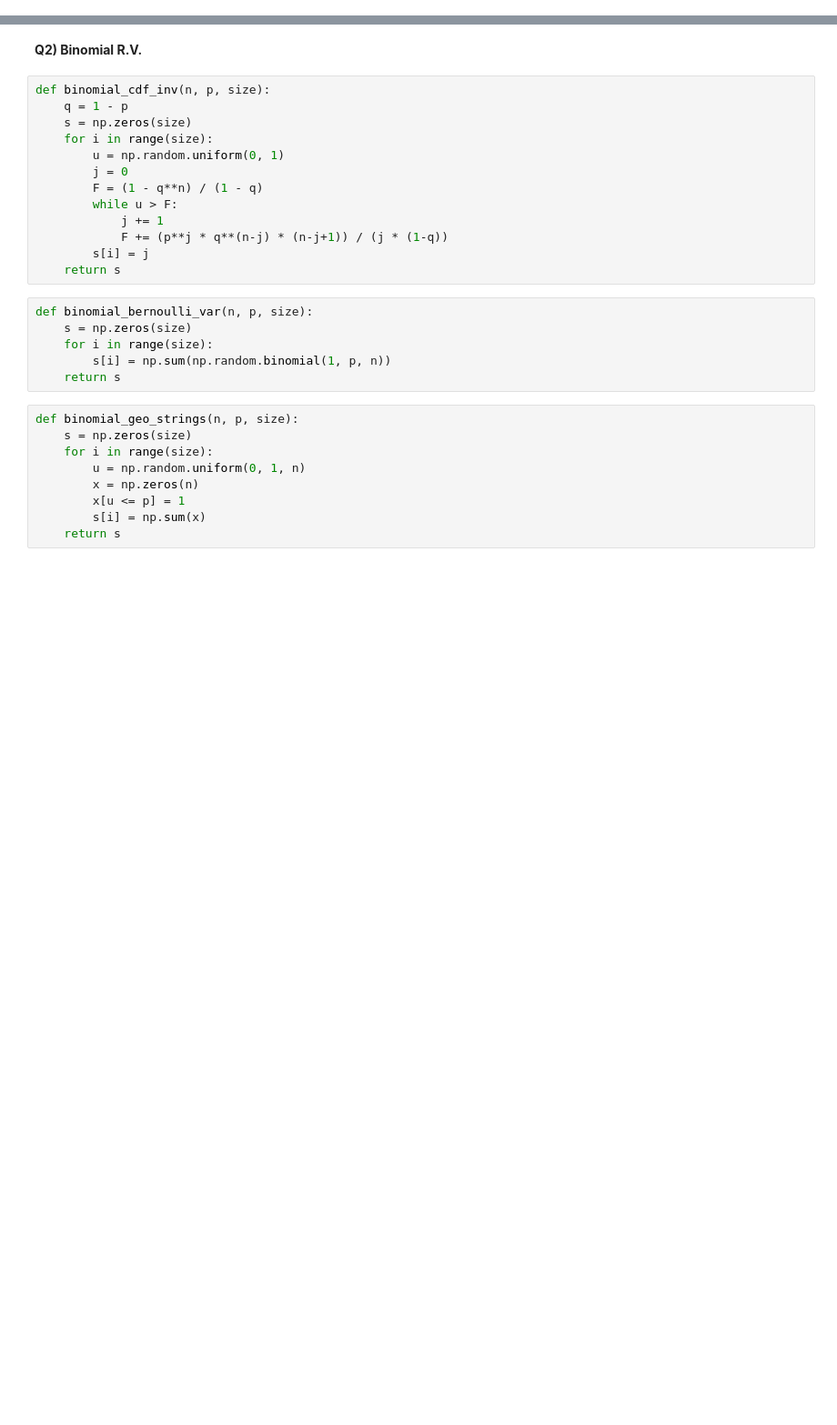
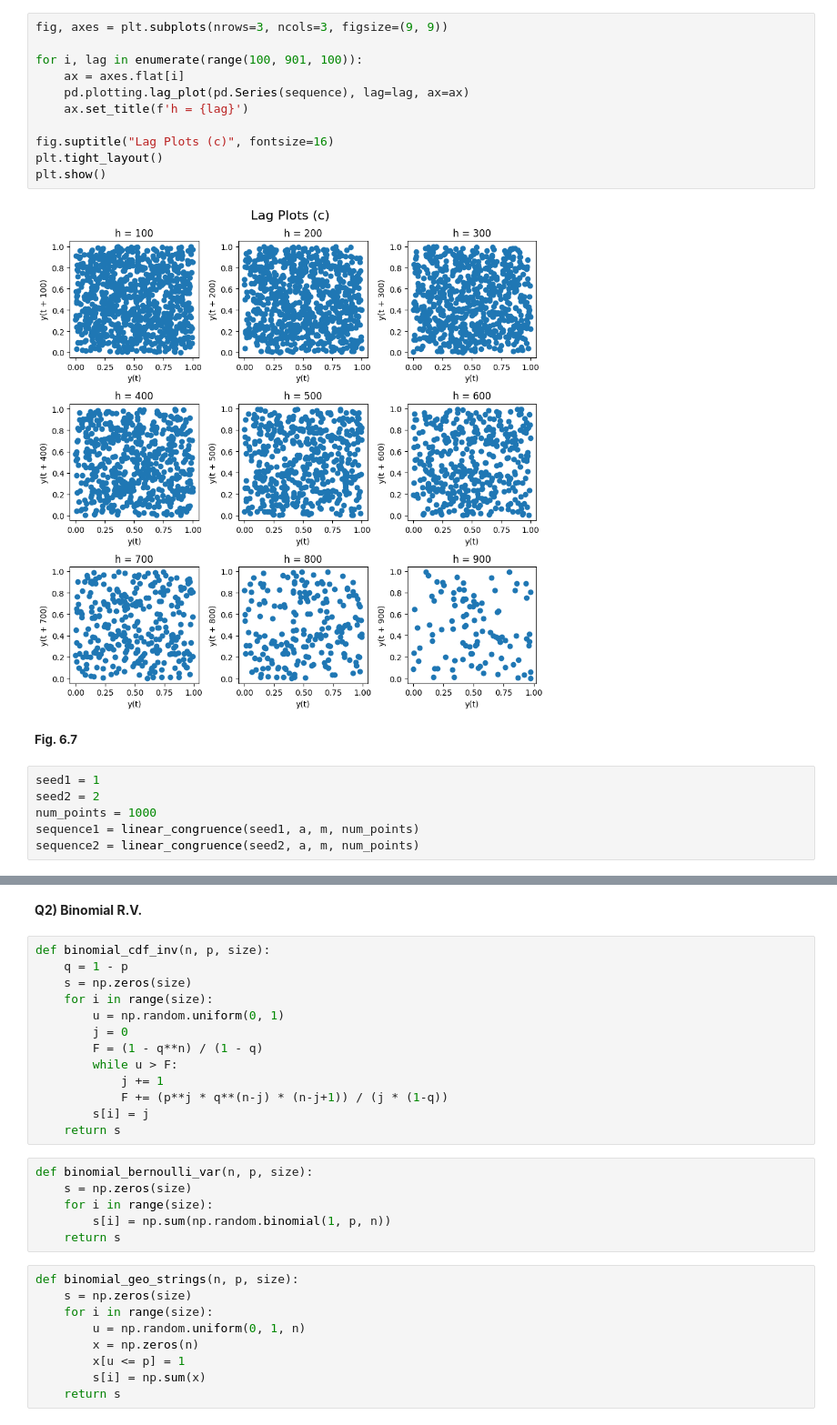
Before and after one commit to cemreaka/Network-Analysis-and-Simulation, a Jupyter notebook: HW2/hw2.ipynb, the cells around one changed output, grey strips where cells are left out. Shown at 91% size. Drawn from its saved outputs; the diff is of its cells as text; blank space fills up the shorter version.

```diff
--- a/HW2/hw2.ipynb
+++ b/HW2/hw2.ipynb
@@ -4,0 +53,21 @@ import matplotlib.pyplot as plt
+# %%
+fig, axes = plt.subplots(nrows=3, ncols=3, figsize=(9, 9))
+
+for i, lag in enumerate(range(100, 901, 100)):
+    ax = axes.flat[i]
+    pd.plotting.lag_plot(pd.Series(sequence), lag=lag, ax=ax)
+    ax.set_title(f'h = {lag}')
+
+fig.suptitle("Lag Plots (c)", fontsize=16)
+plt.tight_layout()
+plt.show()
+# %% [output]
+[figure, added]
+# %% [markdown]
+**<span style="font-size: 95%;"> Fig. 6.7</span>**
+# %%
+seed1 = 1
+seed2 = 2
+num_points = 1000
+sequence1 = linear_congruence(seed1, a, m, num_points)
+sequence2 = linear_congruence(seed2, a, m, num_points)
```
Also changed, not shown: parts of 34 cells of this notebook.
